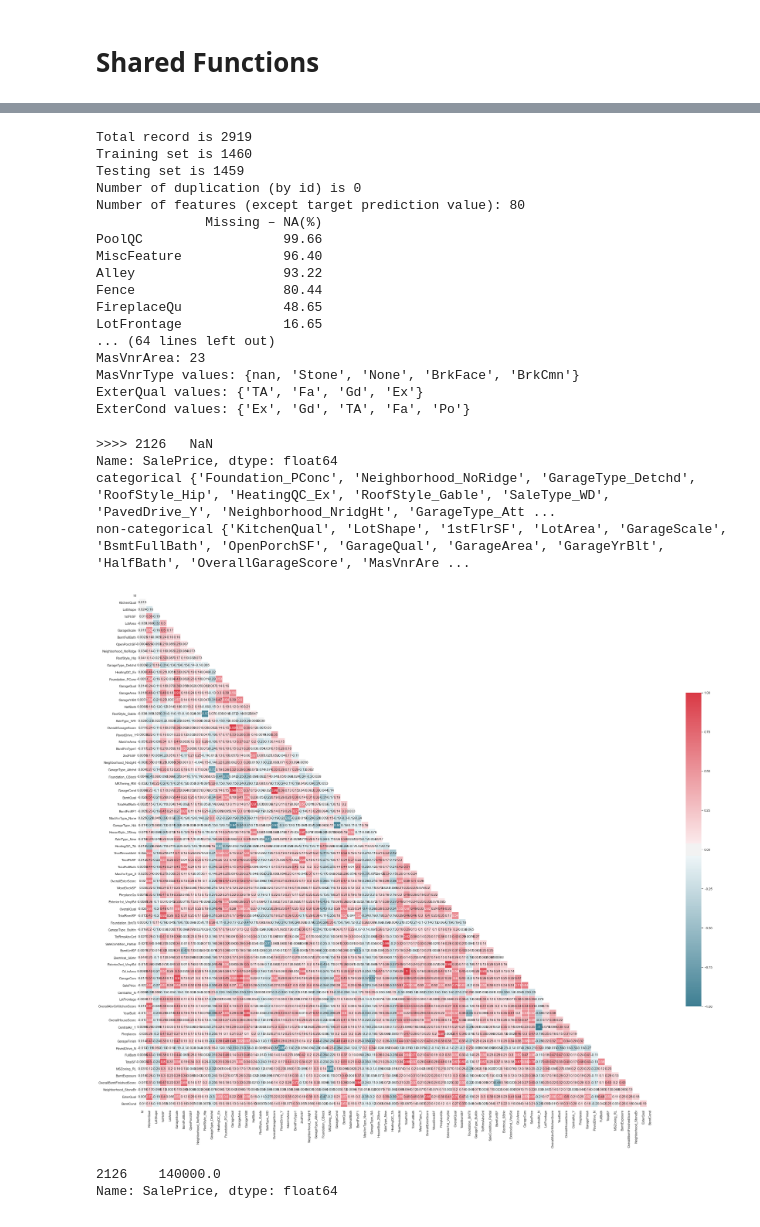
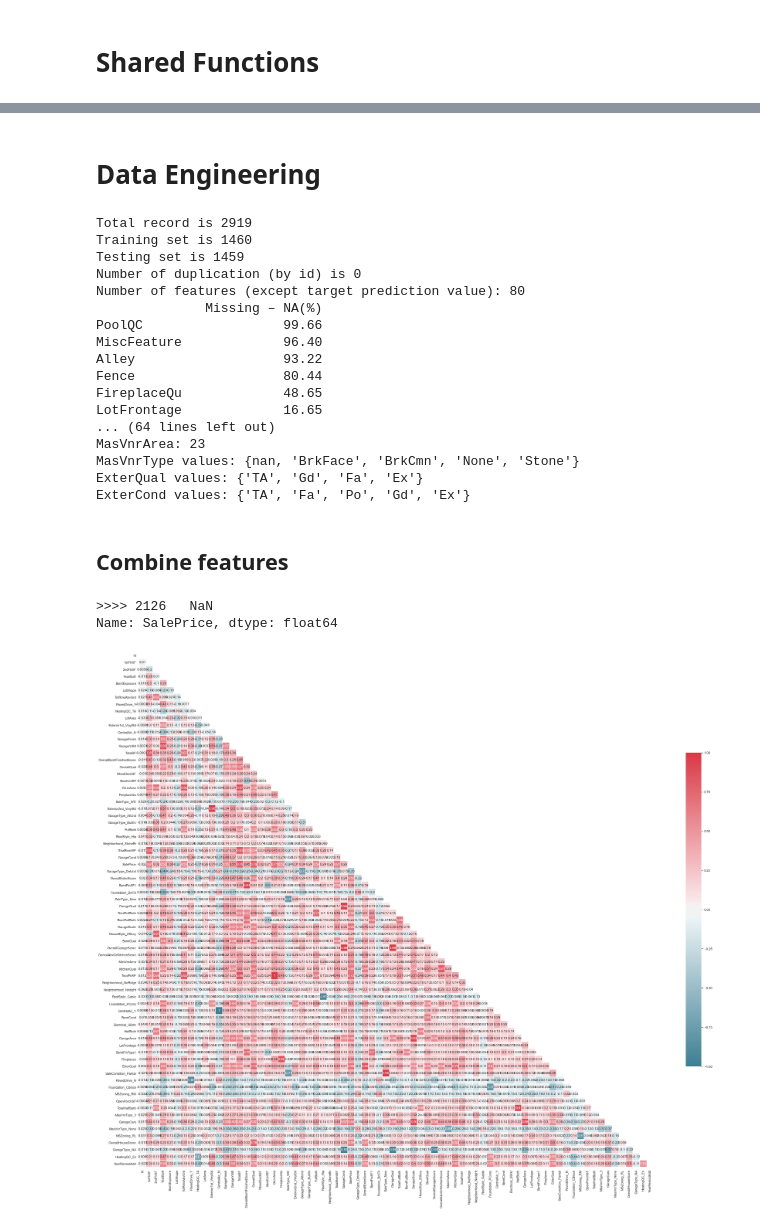
Before and after one commit to ckdanny/kaggle-competition, a Jupyter notebook: house-price-prediction/feature-engineering.ipynb, the cells around one changed output, grey strips where cells are left out. Cells and saved outputs as stored; diff of their text form; code cells hidden in the pictures.

```diff
--- a/house-price-prediction/feature-engineering.ipynb
+++ b/house-price-prediction/feature-engineering.ipynb
@@ -227,3 +235,5 @@ def show_na_count(field):
+# %% [markdown]
+# Data Engineering
 # %%
 all_data = basic_data_set_info(train_data, test_data)
 #
@@ -310,7 +320,7 @@ all_data.Functional = convert_to_ordinary(all_data, ['Sal', 'Sev', 'Maj2','Maj1'
 
 all_data['SaleType'] = fillna_by_mode(all_data, field='SaleType')
 # plot('SaleType')
-# plot('SaleType')
+
 # `KitchenAbvGr` is no NA nad 1NA in KitchenQual
 len(all_data.KitchenQual[all_data.KitchenQual.isnull()])
 all_data['KitchenQual'] = fillna_by_mode(all_data, field='KitchenQual')
@@ -391,8 +401,9 @@ all_data.BsmtFinType1 = convert_to_ordinary(all_data, [np.NaN, 'Unf','LwQ','Rec'
 all_data.BsmtFinType2 = convert_to_ordinary(all_data, [np.NaN, 'Unf','LwQ','Rec','BLQ','ALQ','GLQ'],'BsmtFinType2')
 
 
+all_data[all_data.BsmtHalfBath.isnull()][['Id','BsmtQual','BsmtHalfBath', 'BsmtFullBath','BsmtFinSF2','BsmtFinSF1','BsmtUnfSF','TotalBsmtSF']]
 all_data.BsmtHalfBath.fillna(0, inplace=True)
-# all_data[all_data.BsmtHalfBath.isnull()][['Id','BsmtQual','BsmtHalfBath', 'BsmtFullBath','BsmtFinSF2','BsmtFinSF1','BsmtUnfSF','TotalBsmtSF']]
+
 all_data[all_data.BsmtHalfBath.isnull()][['Id','BsmtQual','BsmtHalfBath', 'BsmtFullBath','BsmtFinSF2','BsmtFinSF1','BsmtUnfSF','TotalBsmtSF']]
 all_data.BsmtHalfBath.fillna(0, inplace=True)
 all_data.BsmtFullBath.fillna(0, inplace=True)
@@ -458,6 +469,6 @@ FireplaceQu             48.65
 LotFrontage             16.65
 ... (64 lines left out)
 MasVnrArea: 23
-MasVnrType values: {nan, 'Stone', 'None', 'BrkFace', 'BrkCmn'}
-ExterQual values: {'TA', 'Fa', 'Gd', 'Ex'}
-ExterCond values: {'Ex', 'Gd', 'TA', 'Fa', 'Po'}
+MasVnrType values: {nan, 'BrkFace', 'BrkCmn', 'None', 'Stone'}
+ExterQual values: {'TA', 'Gd', 'Fa', 'Ex'}
+ExterCond values: {'TA', 'Fa', 'Po', 'Gd', 'Ex'}
@@ -470,3 +475,5 @@ ExterCond values: {'Ex', 'Gd', 'TA', 'Fa', 'Po'}
+# %% [markdown]
+## Combine features
 # %%
 # Combine fetures
 data_set = pd.read_pickle("./all_data_no_missing_no_combine.pkl")
@@ -487,8 +494,6 @@ def combine_fields(df):
     # No difference
     df['OverallGarageScore'] = df['GarageQual'] + df['GarageCond']
 
-
-
     # Worst
     df['OverallHouseScore'] = df['OverallQual'] + df['OverallCond']
     df['OverallExterScore'] = df['ExterQual'] + df['ExterCond']
@@ -503,35 +508,19 @@ data_set = combine_fields(data_set)
 # data_set['YearDiffRemodel'] = data_set['YearRemodAdd'] - data_set['YearBuilt']
 # data_set = one_hot_encoding(data_set, ['MSSubClass'])
 
-# Categorical
-
-# origin_features = list(all_data.columns)
-# origin_features.remove('SalePrice')
 
 categorical_col = list(set(data_set.select_dtypes(include='object').columns))
 non_categorical_col = list(set(data_set.select_dtypes(exclude='object').columns))
 
-
-# data_set = data_set.T.drop_duplicates().T
-# data_set = data_set.drop(list(filter(lambda i: '_' not in i, data_set.columns)), axis=1)
-
-# df = data_set[['SalePrice', 'OverallHouseScore', 'OverallQual', 'OverallCond']]
-# compare_data_set.head()
 data_set.to_pickle("./all_data_no_missing_combine.pkl")
 
-# categorical_df = data_set[['SalePrice']+categorical_col]
+
 
 selected_categorical_features = []
 for i in categorical_col:
-#     print(i)
-#     print(data_set[['SalePrice', i]])
     _df = one_hot_encoding(data_set[['SalePrice', i]],[i])
-#     print(df.corr())
-#     print()
     _ = _df.corr().iloc[0]
     selected_categorical_features+=list(_[ (_ > 0.2) | (_ < -0.2) ].index)
-
-# print(selected_categorical_features)
 
 selected_non_categorical_features = []
 for i in non_categorical_col:
@@ -543,23 +532,22 @@ data_set = one_hot_encoding(data_set, categorical_col)
 selected_features = list(set(selected_non_categorical_features+selected_categorical_features))
 data_set = data_set[['Id']+selected_features]
 plot_heap_map_corr(data_set)
-
 data_set.to_pickle("./train_data_no_missing_combine_selected.pkl")
 
 
 
-full_set = combine_fields(full_set)
+# full_set = combine_fields(full_set)
 
-full_set = one_hot_encoding(full_set, categorical_col)
-full_set = full_set[['Id']+selected_features]
+# full_set = one_hot_encoding(full_set, categorical_col)
+# full_set = full_set[['Id']+selected_features]
 
-full_set.to_pickle("./full_data_no_missing_combine_selected.pkl")
+# full_set.to_pickle("./full_data_no_missing_combine_selected.pkl")
 
-print('categorical',set(selected_categorical_features))
-print('non-categorical',set(selected_non_categorical_features))
+# print('categorical',set(selected_categorical_features))
+# print('non-categorical',set(selected_non_categorical_features))
 
 
-# plot_heap_map_corr(data_set)
+# plot_heap_map_corr(full_set)
 # data_set['ExterQual'].head()
 # df = data_set[[
 #     'TotalFlrSF',    '1stFlrSF',    '2ndFlrSF',
@@ -567,38 +555,31 @@ print('non-categorical',set(selected_non_categorical_features))
 #     'GarageScale','GarageArea','GarageCars',
 #     'TotalFullBath',    'BsmtFullBath',    'FullBath',
 #     'OverallBsmtFinishedScore','BsmtFinSF1','BsmtFinType1','BsmtFinSF2','BsmtFinType2',
 #     'OverallGarageScore',    'GarageQual',    'GarageCond',
 #     'OverallHouseScore',    'OverallQual',    'OverallCond',
 #     'OverallExterScore',    'ExterQual',    'ExterCond',
 #     'TotalHalfBath',    'HalfBath',    'BsmtHalfBath',
 #     'TotalPorch',    'OpenPorchSF',    'EnclosedPorch',    '3SsnPorch','ScreenPorch',
 #     'OverallAbvGrKitchenScore','KitchenQual','KitchenAbvGr',
 
 #     'SalePrice'
 # ]]
 # plot_heap_map_corr(df)
 
 # selected_feature_df = data_set[[
 #     'TotalFlrSF',
 #     'TotalSF',
 #     'GarageScale',
 #     'TotalFullBath',
 #     'OverallBsmtFinishedScore'
 #     'OverallQual',
 
 
 # ]]
 # data_set[['YearBuilt','YearRemodAdd']]
 
 # data_set[[ 'OverallHouseScore','SalePrice']].corr()
 # %% [output]
 >>>> 2126   NaN
 Name: SalePrice, dtype: float64
-categorical {'Foundation_PConc', 'Neighborhood_NoRidge', 'GarageType_Detchd', 'RoofStyle_Hip', 'HeatingQC_Ex', 'RoofStyle_Gable', 'SaleType_WD', 'PavedDrive_Y', 'Neighborhood_NridgHt', 'GarageType_Att ...
-non-categorical {'KitchenQual', 'LotShape', '1stFlrSF', 'LotArea', 'GarageScale', 'BsmtFullBath', 'OpenPorchSF', 'GarageQual', 'GarageArea', 'GarageYrBlt', 'HalfBath', 'OverallGarageScore', 'MasVnrAre ...
-[figure, old version]
+[figure, new version]
-# %%
-full_set[full_set.Id == 2127]['SalePrice']
-# %% [output]
-2126    140000.0
-Name: SalePrice, dtype: float64
```
Also changed, not shown: parts of 13 cells of this notebook, 10 other files.
